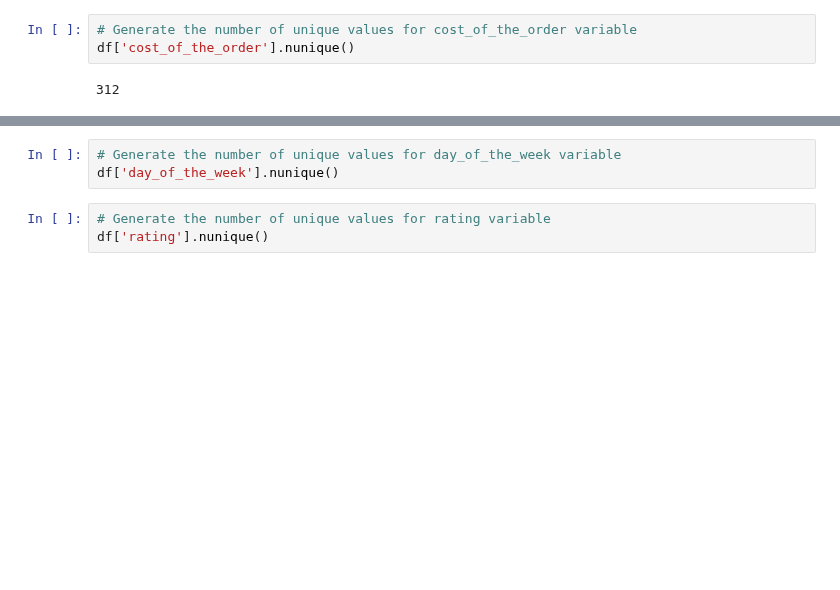
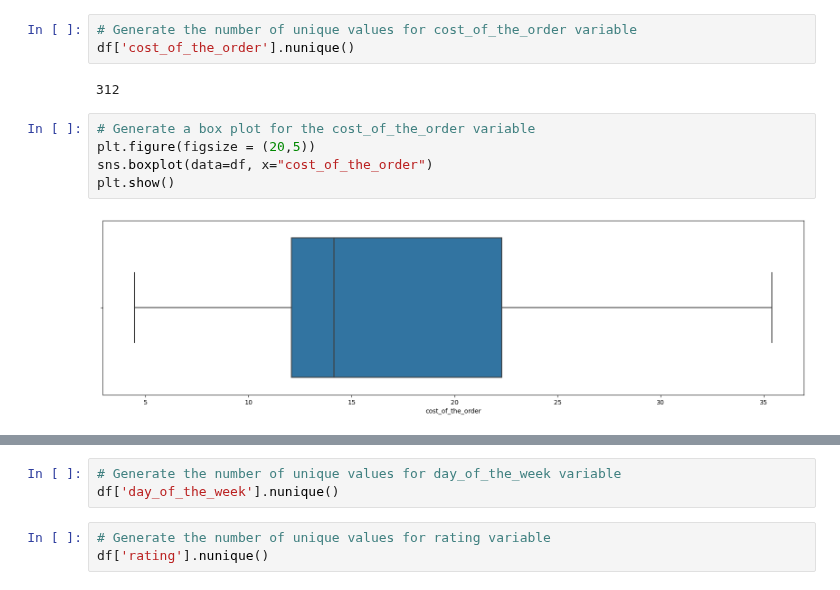
Before and after one commit to HelimaBass/Content_Drive, a Jupyter notebook: FDS_Project_LearnerNotebook_FullCode.ipynb, the cells around one changed output, grey strips where cells are left out. Cells and saved outputs as stored; diff of their text form; blank space fills up the shorter version.

```diff
--- a/FDS_Project_LearnerNotebook_FullCode.ipynb
+++ b/FDS_Project_LearnerNotebook_FullCode.ipynb
@@ -306,3 +306,10 @@ plt.show()
 df['cost_of_the_order'].nunique()
 # %% [output]
 312
+# %%
+# Generate a box plot for the cost_of_the_order variable
+plt.figure(figsize = (20,5))
+sns.boxplot(data=df, x="cost_of_the_order")
+plt.show()
+# %% [output]
+[figure, added]
```
Also changed, not shown: parts of 3 cells of this notebook.
